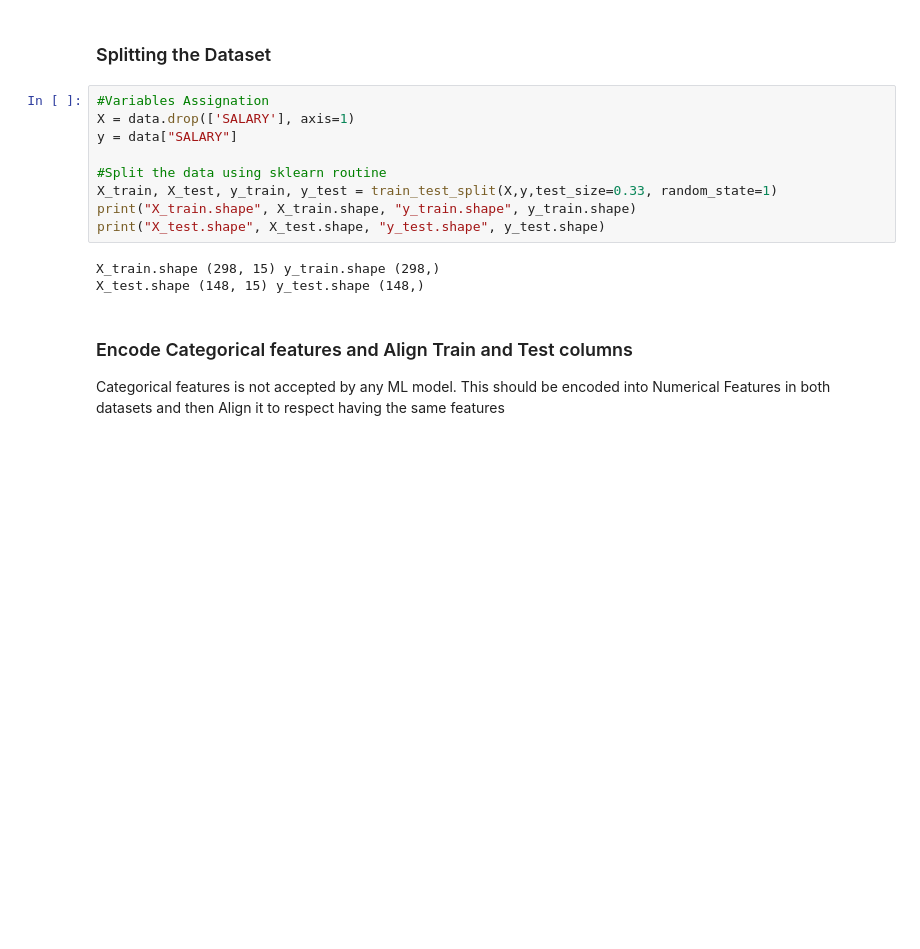
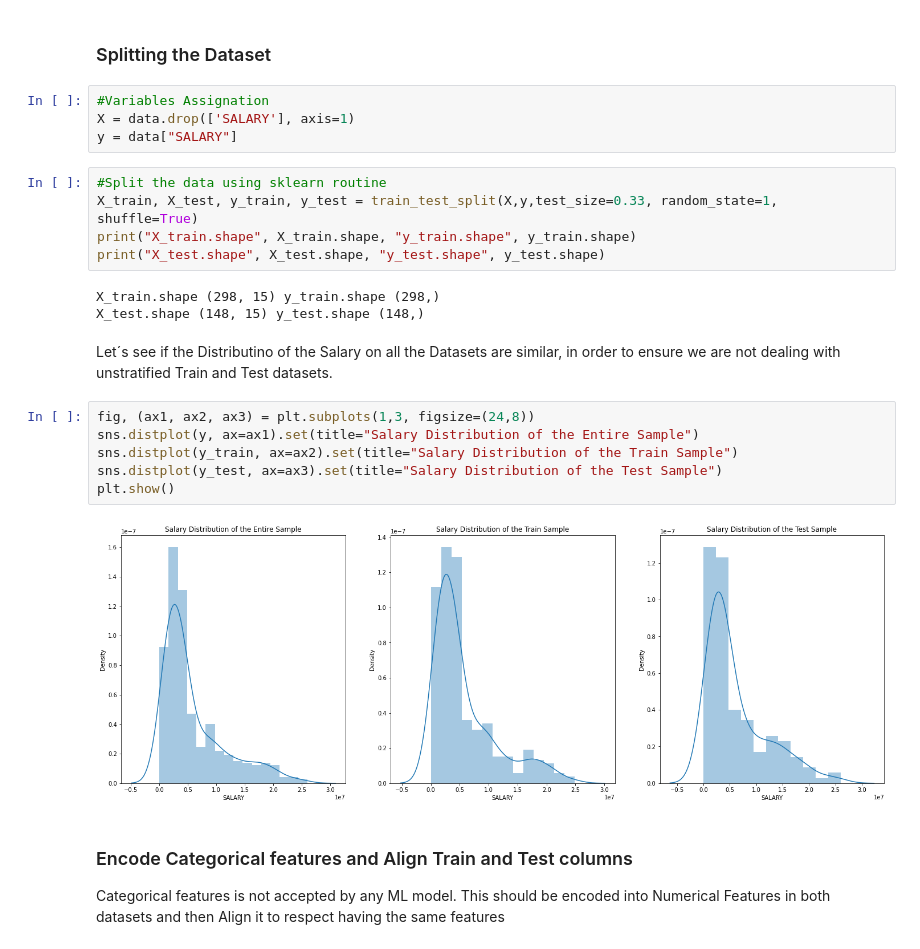
Before and after one commit to santiagoromero20/NBAPredictions, a Jupyter notebook: NBAPredictions.ipynb, the cells around one changed output. Cells and saved outputs as stored; diff of their text form; blank space fills up the shorter version.

```diff
--- a/NBAPredictions.ipynb
+++ b/NBAPredictions.ipynb
@@ -600,18 +600,28 @@ POSITION        0
 dtype: int64
 # %% [markdown]
 ### Splitting the Dataset
-# %%
-#Variables Assignation
-X = data.drop(['SALARY'], axis=1)
-y = data["SALARY"]
-
-#Split the data using sklearn routine
-X_train, X_test, y_train, y_test = train_test_split(X,y,test_size=0.33, random_state=1)
-print("X_train.shape", X_train.shape, "y_train.shape", y_train.shape)
-print("X_test.shape", X_test.shape, "y_test.shape", y_test.shape)
-# %% [output]
-X_train.shape (298, 15) y_train.shape (298,)
-X_test.shape (148, 15) y_test.shape (148,)
+# %%
+#Variables Assignation
+X = data.drop(['SALARY'], axis=1)
+y = data["SALARY"]
+# %%
+#Split the data using sklearn routine
+X_train, X_test, y_train, y_test = train_test_split(X,y,test_size=0.33, random_state=1, shuffle=True)
+print("X_train.shape", X_train.shape, "y_train.shape", y_train.shape)
+print("X_test.shape", X_test.shape, "y_test.shape", y_test.shape)
+# %% [output]
+X_train.shape (298, 15) y_train.shape (298,)
+X_test.shape (148, 15) y_test.shape (148,)
+# %% [markdown]
+Let´s see if the Distributino of the Salary on all the Datasets are similar, in order to ensure we are not dealing with unstratified Train and Test datasets.
+# %%
+fig, (ax1, ax2, ax3) = plt.subplots(1,3, figsize=(24,8))
+sns.distplot(y, ax=ax1).set(title="Salary Distribution of the Entire Sample")
+sns.distplot(y_train, ax=ax2).set(title="Salary Distribution of the Train Sample")
+sns.distplot(y_test, ax=ax3).set(title="Salary Distribution of the Test Sample")
+plt.show()
+# %% [output]
+[figure, added]
 # %% [markdown]
 ### Encode Categorical features and Align Train and Test columns
 
```
Also changed, not shown: parts of 14 cells of this notebook.
